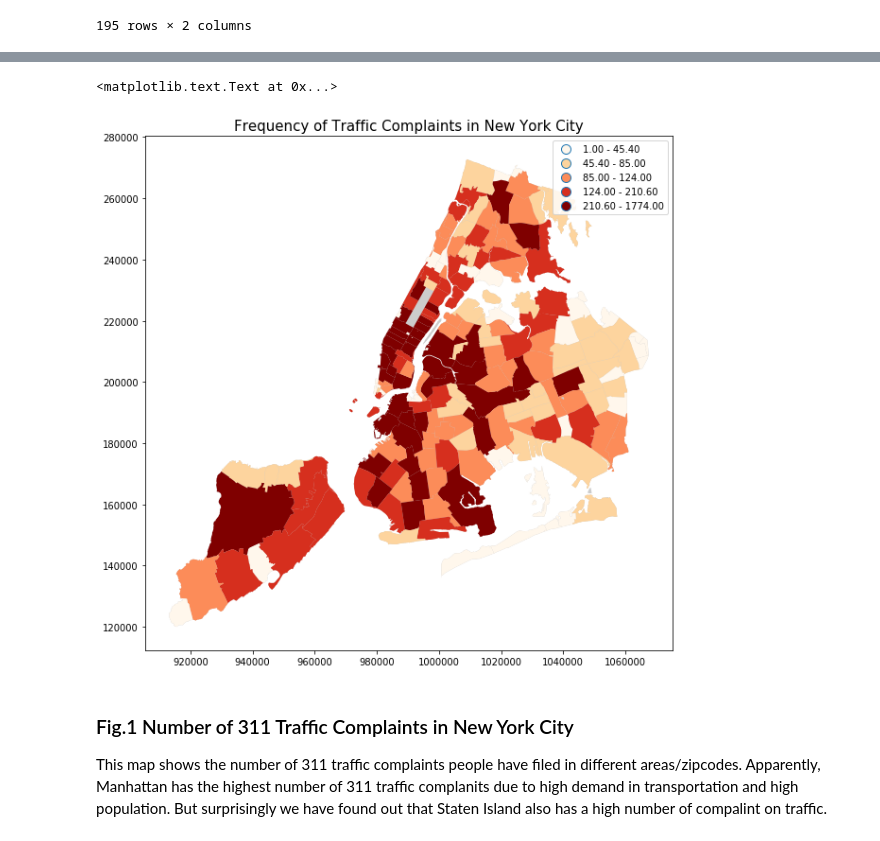
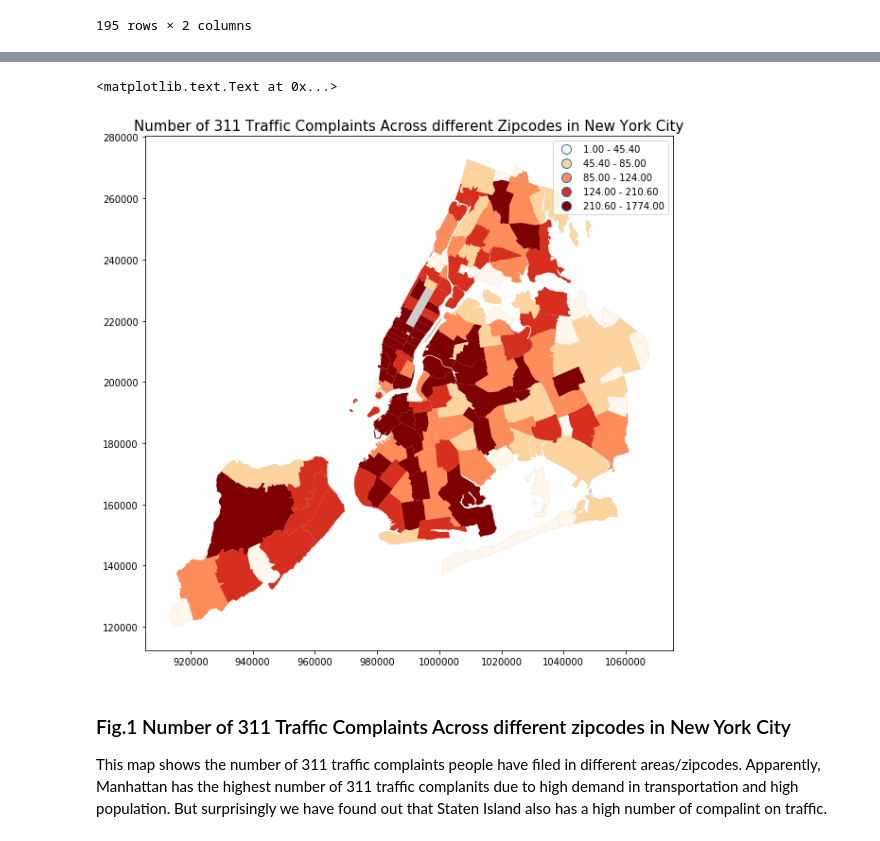
Before and after one commit to jazzzchan/PUI2017_yc3300, a Jupyter notebook: HW8_yc3300/311_data.ipynb, the cells around one changed output, grey strips where cells are left out. Drawn from its saved outputs; the diff is of its cells as text; code cells hidden in the pictures.

```diff
--- a/HW8_yc3300/311_data.ipynb
+++ b/HW8_yc3300/311_data.ipynb
@@ -182,12 +179,12 @@ df2.head()
 # %%
 fig = pl.figure(figsize=(10,10))
 ax = fig.add_subplot(111)
 zipsNYC.plot(ax=ax, color = 'black',alpha=0.2)
 df2.plot(ax=ax, column = 'Complaint Type', cmap = 'OrRd', scheme = 'quantiles', legend = True)
-pl.title('Number of 311 Traffic Complaints in New York City',size = 15)
+pl.title('Number of 311 Traffic Complaints Across different Zipcodes in New York City',size = 15)
 # %% [output]
 <matplotlib.text.Text at 0x...>
-[figure, old version]
+[figure, new version]
 # %% [markdown]
-### Fig.1 Number of 311 Traffic Complaints in New York City
+### Fig.1 Number of 311 Traffic Complaints Across different zipcodes in New York City
 This map shows the number of 311 traffic complaints people have filed in different areas/zipcodes. Apparently, Manhattan has the highest number of 311 traffic complanits due to high demand in transportation and high population. But surprisingly we have found out that Staten Island also has a high number of compalint on traffic.
```
Also changed, not shown: parts of 4 cells of this notebook.
